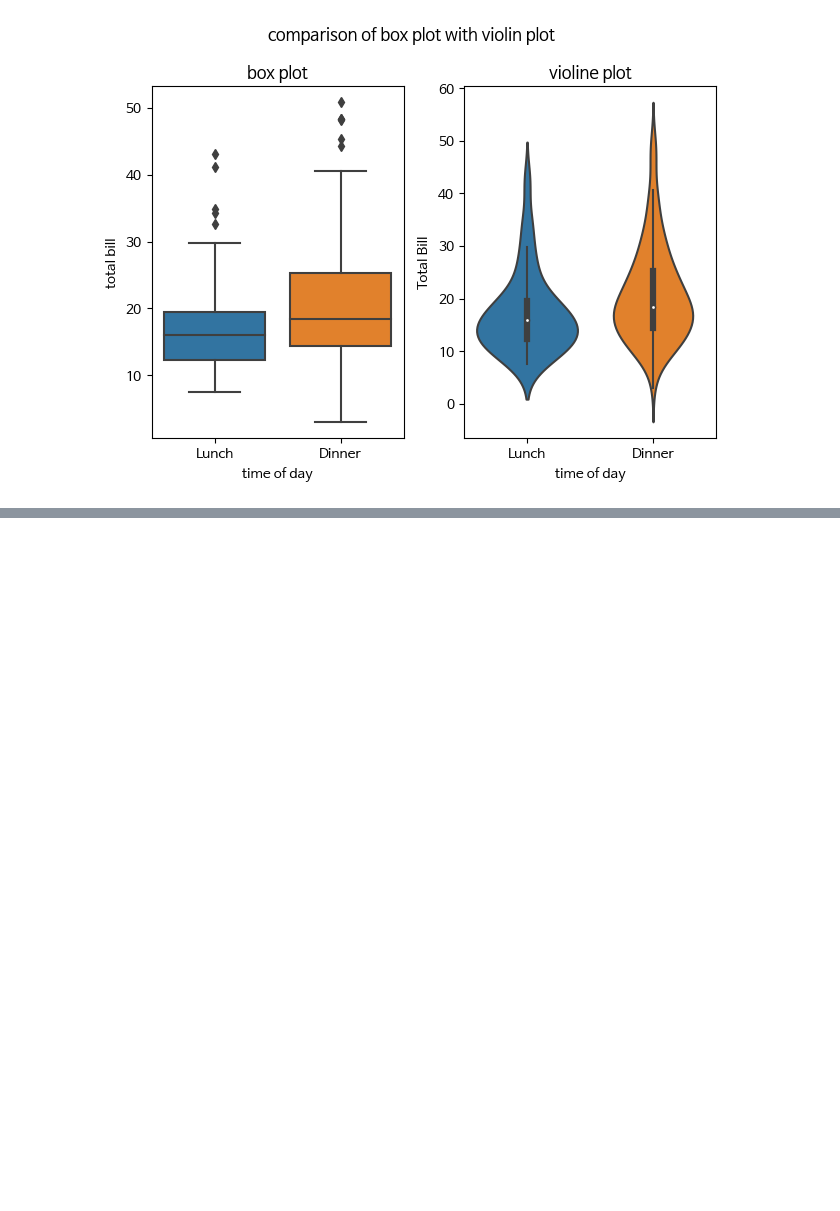
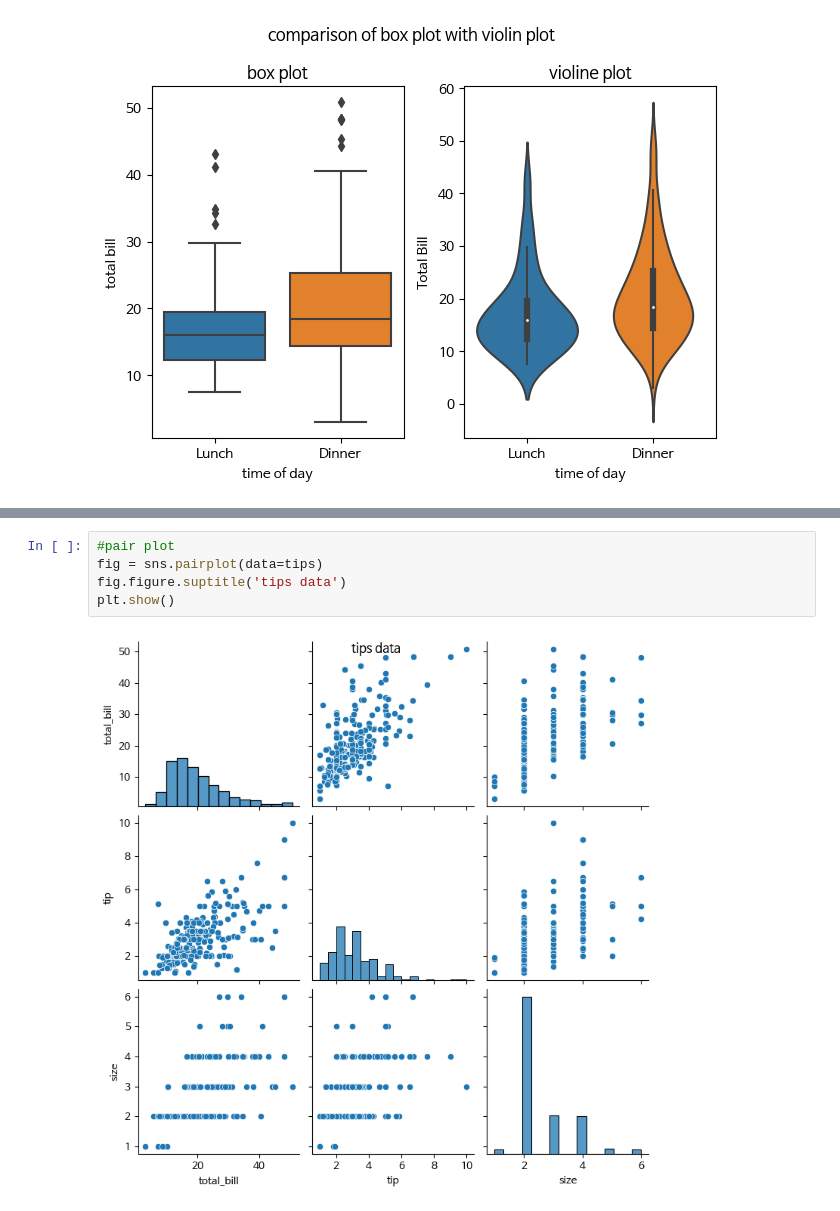
Before and after one commit to onleey/data_demo, a Jupyter notebook: 501_데이터시각화_그래프그리기.ipynb, the cells around one changed output, grey strips where cells are left out. Saved outputs shown, nothing was run; the diff lists cells and outputs as text; blank space fills up the shorter version.

```diff
--- a/501_데이터시각화_그래프그리기.ipynb
+++ b/501_데이터시각화_그래프그리기.ipynb
@@ -250,0 +252,7 @@ plt.show()
+# %%
+#pair plot
+fig = sns.pairplot(data=tips)
+fig.figure.suptitle('tips data')
+plt.show()
+# %% [output]
+[figure, added]
```
Also changed, not shown: parts of 1 cell of this notebook.
